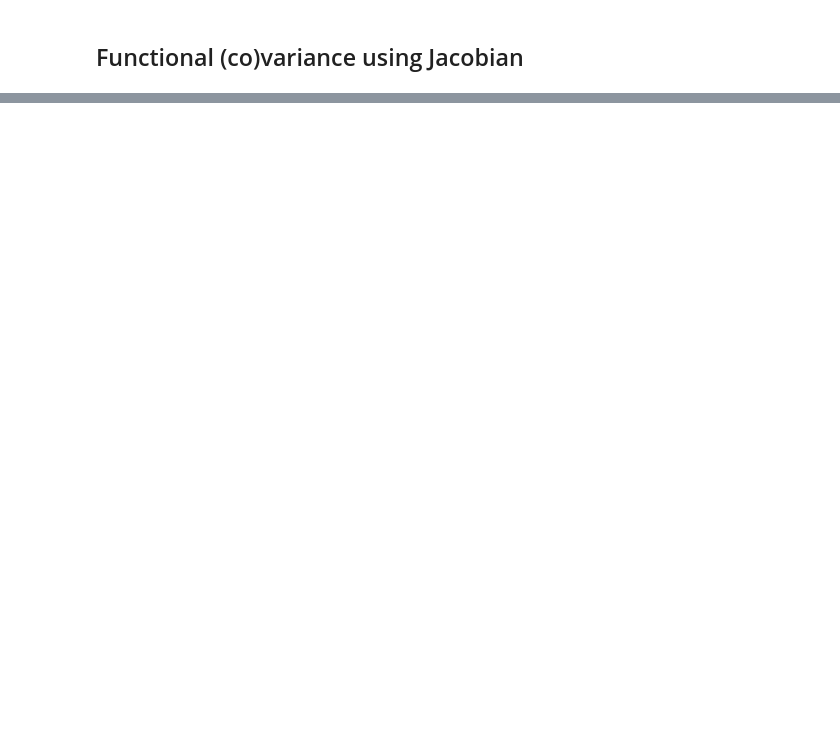
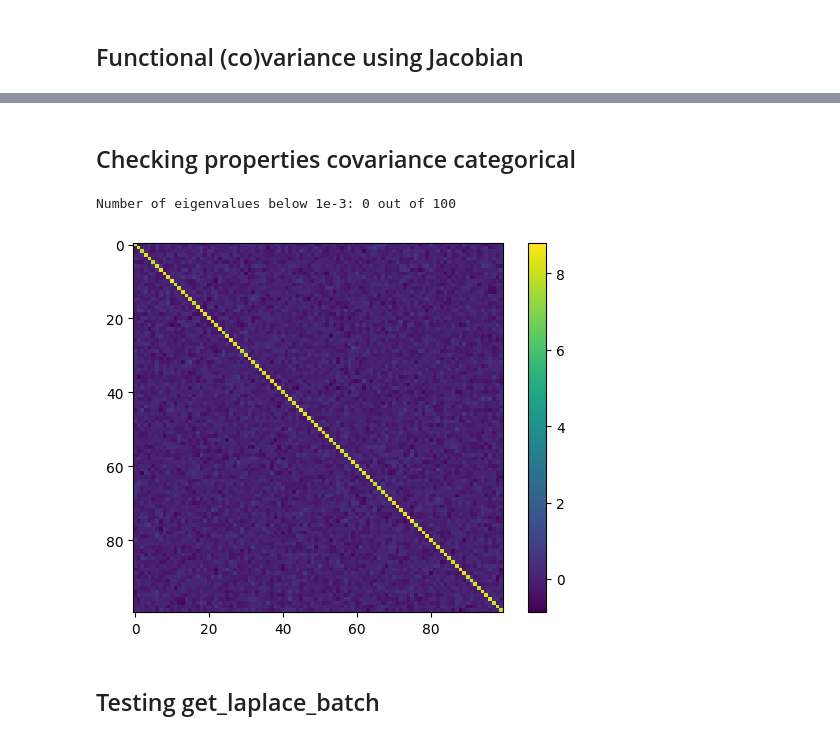
Before and after one commit to VLDrenth/MSc_Dissertation, a Jupyter notebook: test_laplace.ipynb, the cells around one changed output, grey strips where cells are left out. Cells and saved outputs as stored; diff of their text form; code cells hidden in the pictures; blank space fills up the shorter version.

```diff
--- a/test_laplace.ipynb
+++ b/test_laplace.ipynb
@@ -138,0 +186,23 @@ J = compute_jacobian(x, model, la)
+# %% [markdown]
+## Checking properties covariance categorical
+# %%
+# generate categorical data from {1, 2, ..., C}
+# generate M samples
+M = 1000
+N_ = 100
+Y = torch.randint(0, C, (M, N_))
+
+D = torch.cov(Y.T)
+# get the eigenvalues of D
+eigvals = np.linalg.eigvals(D.detach().numpy())
+print(f'Number of eigenvalues below 1e-3: {np.sum(eigvals < 1e-3)} out of {N_}')
+# %% [output]
+Number of eigenvalues below 1e-3: 0 out of 100
+# %%
+plt.imshow(D.detach().numpy())
+plt.colorbar()
+plt.show()
+# %% [output]
+[figure, added]
+# %% [markdown]
+## Testing get_laplace_batch
```
Also changed, not shown: parts of 28 cells of this notebook, 8 other files.
